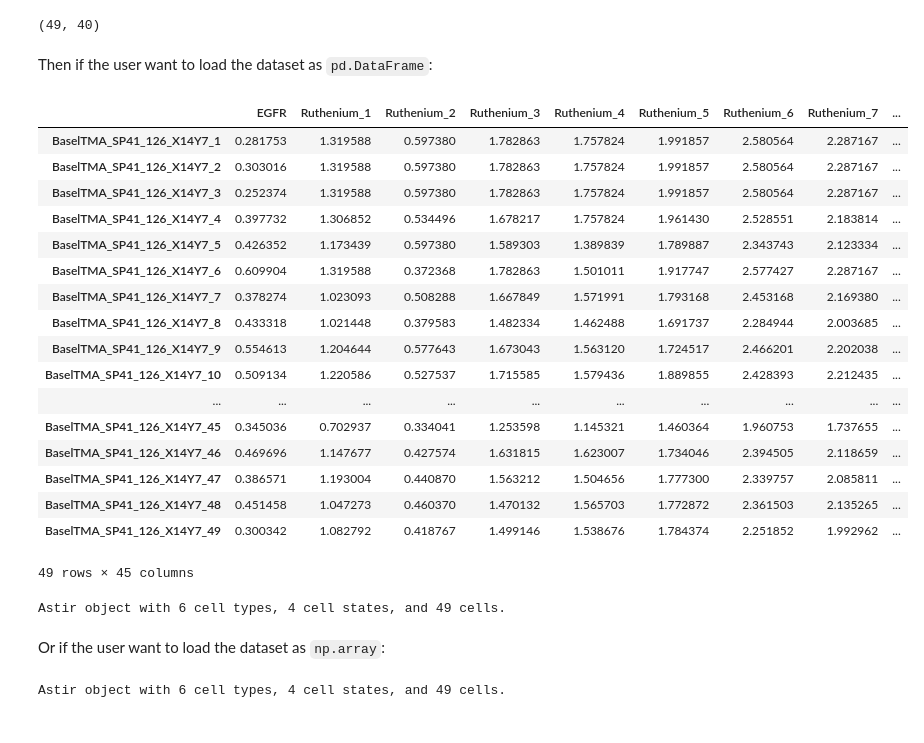
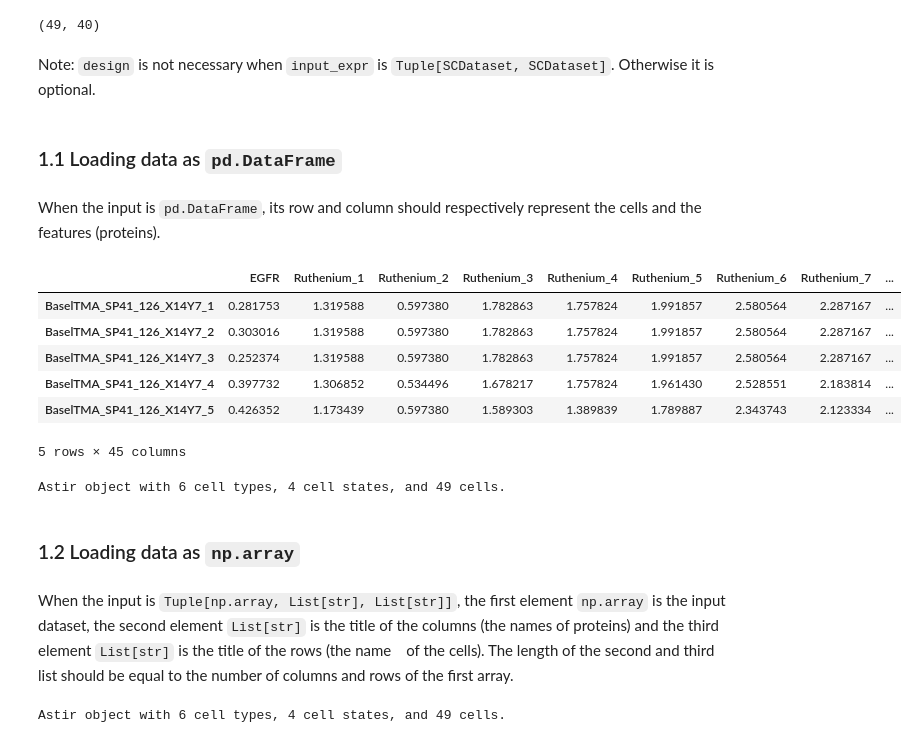
Before and after one commit to camlab-bioml/astir, a Jupyter notebook: docs/tutorials/notebooks/data_loading.ipynb, the cells around one changed output. Drawn from its saved outputs; the diff is of its cells as text; code cells hidden in the pictures.

Commit message:
data_loading tutorial improved

```diff
--- a/docs/tutorials/notebooks/data_loading.ipynb
+++ b/docs/tutorials/notebooks/data_loading.ipynb
@@ -49,37 +73,32 @@ design_df = pd.read_csv(design_mat_path, index_col=0)
 print(design_df.shape)
 # %% [output]
 (49, 40)
-# %% [markdown]
-Then if the user want to load the dataset as `pd.DataFrame`:
+# %% [markdown]
+Note: `design` is not necessary when `input_expr` is `Tuple[SCDataset, SCDataset]`. Otherwise it is optional.
+# %% [markdown]
+### 1.1 Loading data as `pd.DataFrame`  <a class="anchor" id="one1"></a>
+# %% [markdown]
+When the input is `pd.DataFrame`, its row and column should respectively represent the cells and the features (proteins).
 # %%
 df_expr = pd.read_csv(expression_mat_path, index_col=0)
-df_expr
+df_expr.head()
 # %% [output]
 |  | EGFR | Ruthenium_1 | Ruthenium_2 | Ruthenium_3 | Ruthenium_4 | Ruthenium_5 | Ruthenium_6 | Ruthenium_7 | ... |
 | BaselTMA_SP41_126_X14Y7_1 | 0.281753 | 1.319588 | 0.597380 | 1.782863 | 1.757824 | 1.991857 | 2.580564 | 2.287167 | ... |
 | BaselTMA_SP41_126_X14Y7_2 | 0.303016 | 1.319588 | 0.597380 | 1.782863 | 1.757824 | 1.991857 | 2.580564 | 2.287167 | ... |
 | BaselTMA_SP41_126_X14Y7_3 | 0.252374 | 1.319588 | 0.597380 | 1.782863 | 1.757824 | 1.991857 | 2.580564 | 2.287167 | ... |
 | BaselTMA_SP41_126_X14Y7_4 | 0.397732 | 1.306852 | 0.534496 | 1.678217 | 1.757824 | 1.961430 | 2.528551 | 2.183814 | ... |
 | BaselTMA_SP41_126_X14Y7_5 | 0.426352 | 1.173439 | 0.597380 | 1.589303 | 1.389839 | 1.789887 | 2.343743 | 2.123334 | ... |
-| BaselTMA_SP41_126_X14Y7_6 | 0.609904 | 1.319588 | 0.372368 | 1.782863 | 1.501011 | 1.917747 | 2.577427 | 2.287167 | ... |
-| BaselTMA_SP41_126_X14Y7_7 | 0.378274 | 1.023093 | 0.508288 | 1.667849 | 1.571991 | 1.793168 | 2.453168 | 2.169380 | ... |
-| BaselTMA_SP41_126_X14Y7_8 | 0.433318 | 1.021448 | 0.379583 | 1.482334 | 1.462488 | 1.691737 | 2.284944 | 2.003685 | ... |
-| BaselTMA_SP41_126_X14Y7_9 | 0.554613 | 1.204644 | 0.577643 | 1.673043 | 1.563120 | 1.724517 | 2.466201 | 2.202038 | ... |
-| BaselTMA_SP41_126_X14Y7_10 | 0.509134 | 1.220586 | 0.527537 | 1.715585 | 1.579436 | 1.889855 | 2.428393 | 2.212435 | ... |
-| ... | ... | ... | ... | ... | ... | ... | ... | ... | ... |
-| BaselTMA_SP41_126_X14Y7_45 | 0.345036 | 0.702937 | 0.334041 | 1.253598 | 1.145321 | 1.460364 | 1.960753 | 1.737655 | ... |
-| BaselTMA_SP41_126_X14Y7_46 | 0.469696 | 1.147677 | 0.427574 | 1.631815 | 1.623007 | 1.734046 | 2.394505 | 2.118659 | ... |
-| BaselTMA_SP41_126_X14Y7_47 | 0.386571 | 1.193004 | 0.440870 | 1.563212 | 1.504656 | 1.777300 | 2.339757 | 2.085811 | ... |
-| BaselTMA_SP41_126_X14Y7_48 | 0.451458 | 1.047273 | 0.460370 | 1.470132 | 1.565703 | 1.772872 | 2.361503 | 2.135265 | ... |
-| BaselTMA_SP41_126_X14Y7_49 | 0.300342 | 1.082792 | 0.418767 | 1.499146 | 1.538676 | 1.784374 | 2.251852 | 1.992962 | ... |
-49 rows × 45 columns
+5 rows × 45 columns
 # %%
 a_df = ast.Astir(input_expr=df_expr, marker_dict=marker_dict, design=design_df)
 print(a_df)
 # %% [output]
 Astir object with 6 cell types, 4 cell states, and 49 cells.
-# %% [markdown]
-Or if the user want to load the dataset as `np.array`:
+# %% [markdown]
+### 1.2 Loading data as `np.array`  <a class="anchor" id="one2"></a>
+# %% [markdown]
+When the input is `Tuple[np.array, List[str], List[str]]`, the first element `np.array` is the input dataset, the second element `List[str]` is the title of the columns (the names of proteins) and the third element `List[str]` is the title of the rows (the name　of the cells). The length of the second and third list should be equal to the number of columns and rows of the first array.
 # %%
 np_expr = df_expr.to_numpy()
 features = list(df_expr.columns)
```
Also changed, not shown: parts of 31 cells of this notebook, 1 other file.
